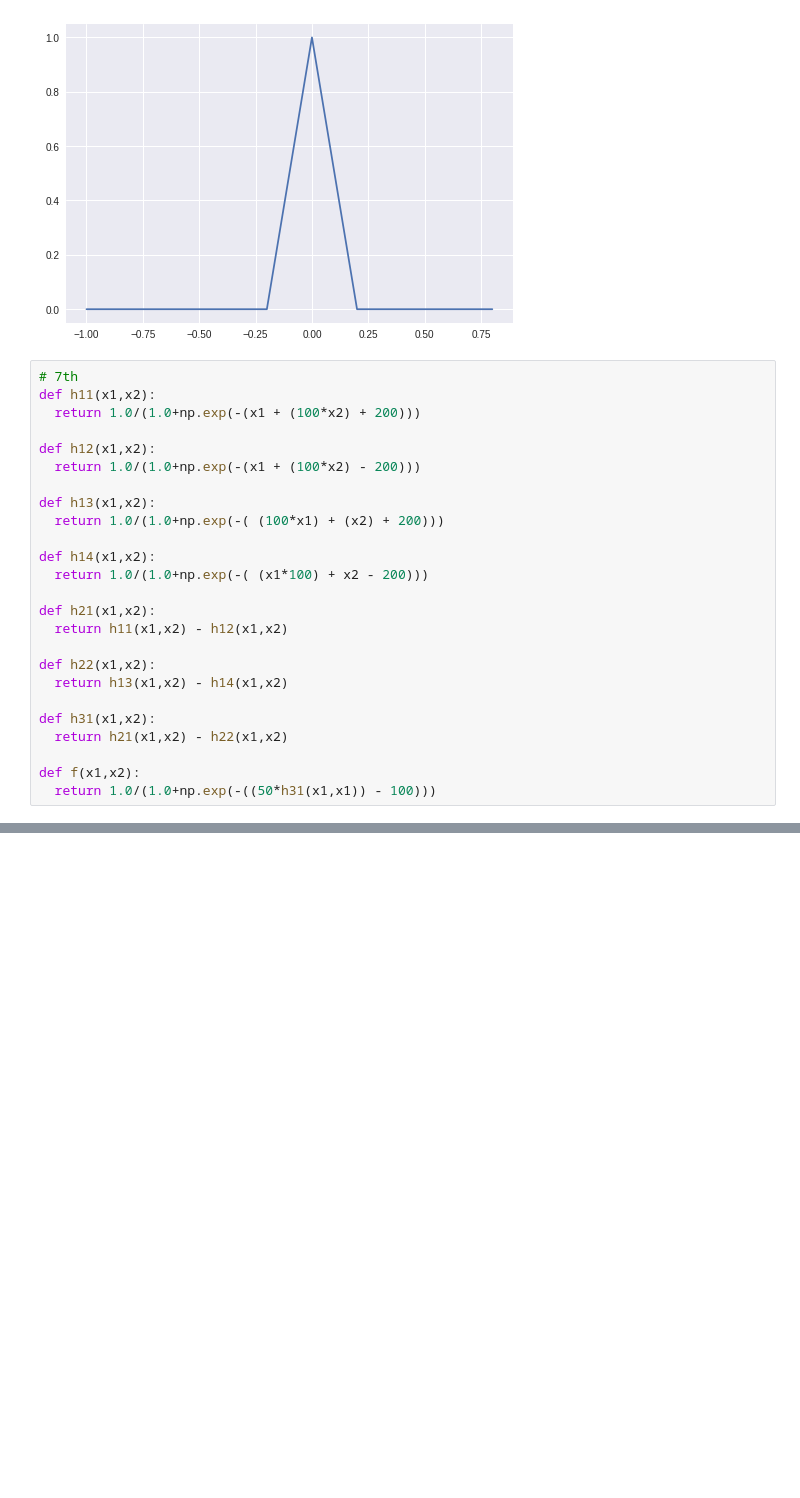
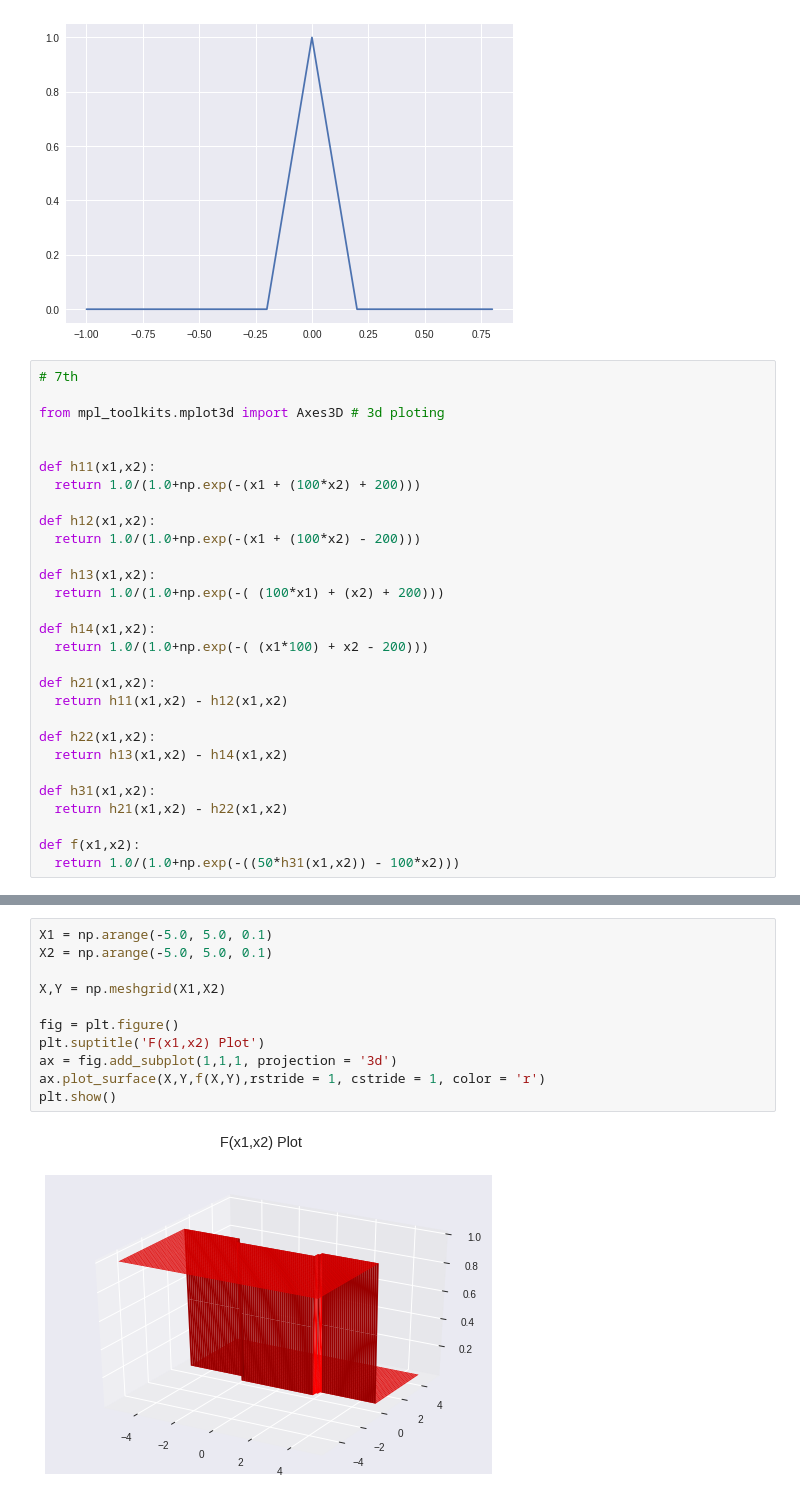
Before and after one commit to sanattaori/Gradient-descent, a Jupyter notebook: dl_assignment2.ipynb, the cells around one changed output, grey strips where cells are left out. Drawn from its saved outputs; the diff is of its cells as text; blank space fills up the shorter version.

```diff
--- a/dl_assignment2.ipynb
+++ b/dl_assignment2.ipynb
@@ -56,6 +58,10 @@ plt.show()
 [figure]
 # %%
 # 7th
+
+from mpl_toolkits.mplot3d import Axes3D # 3d ploting
+
+
 def h11(x1,x2):
   return 1.0/(1.0+np.exp(-(x1 + (100*x2) + 200)))
 
@@ -78,4 +84,4 @@ def h31(x1,x2):
   return h21(x1,x2) - h22(x1,x2)
 
 def f(x1,x2):
-  return 1.0/(1.0+np.exp(-((50*h31(x1,x1)) - 100)))
+  return 1.0/(1.0+np.exp(-((50*h31(x1,x2)) - 100*x2)))
@@ -103,0 +102,13 @@ plt.show()
+# %%
+X1 = np.arange(-5.0, 5.0, 0.1)
+X2 = np.arange(-5.0, 5.0, 0.1)
+
+X,Y = np.meshgrid(X1,X2)
+
+fig = plt.figure()
+plt.suptitle('F(x1,x2) Plot')
+ax = fig.add_subplot(1,1,1, projection = '3d')
+ax.plot_surface(X,Y,f(X,Y),rstride = 1, cstride = 1, color = 'r')
+plt.show()
+# %% [output]
+[figure, added]
```
Also changed, not shown: parts of 8 cells of this notebook.
